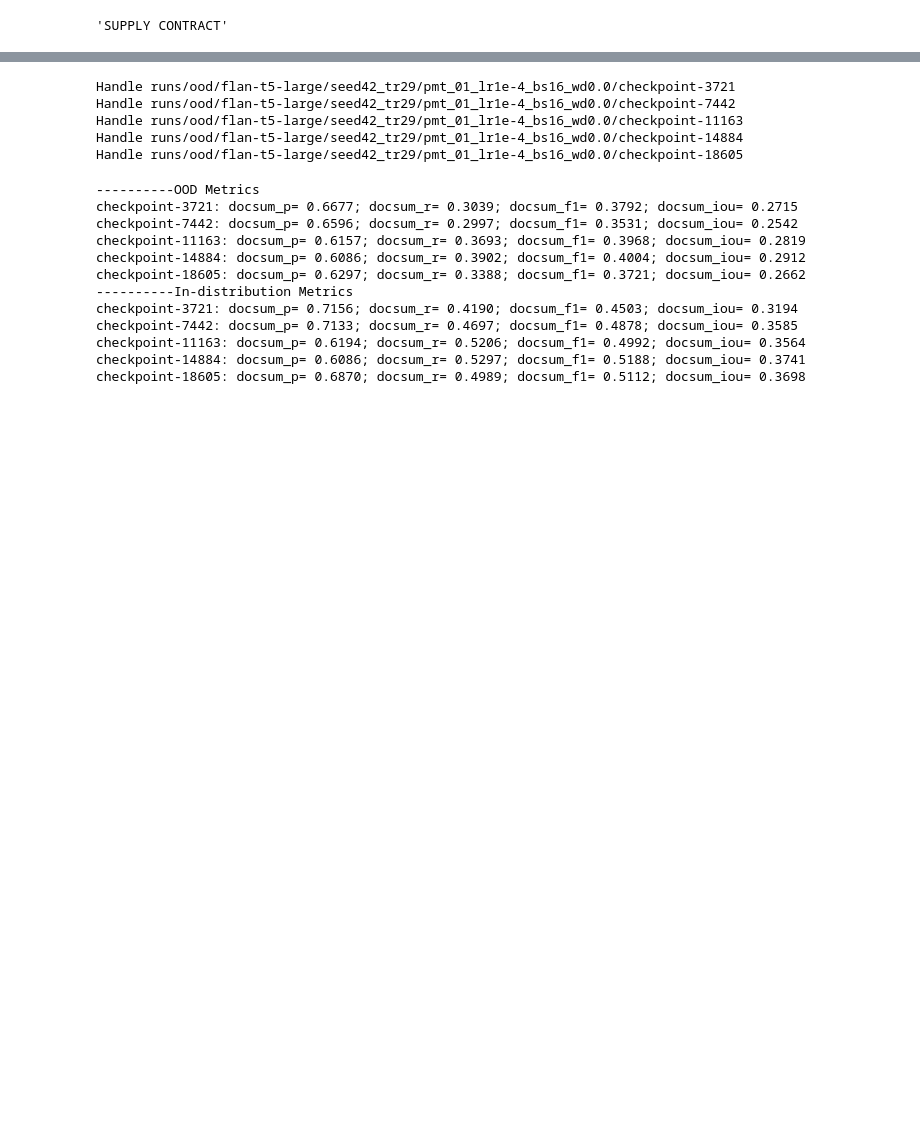
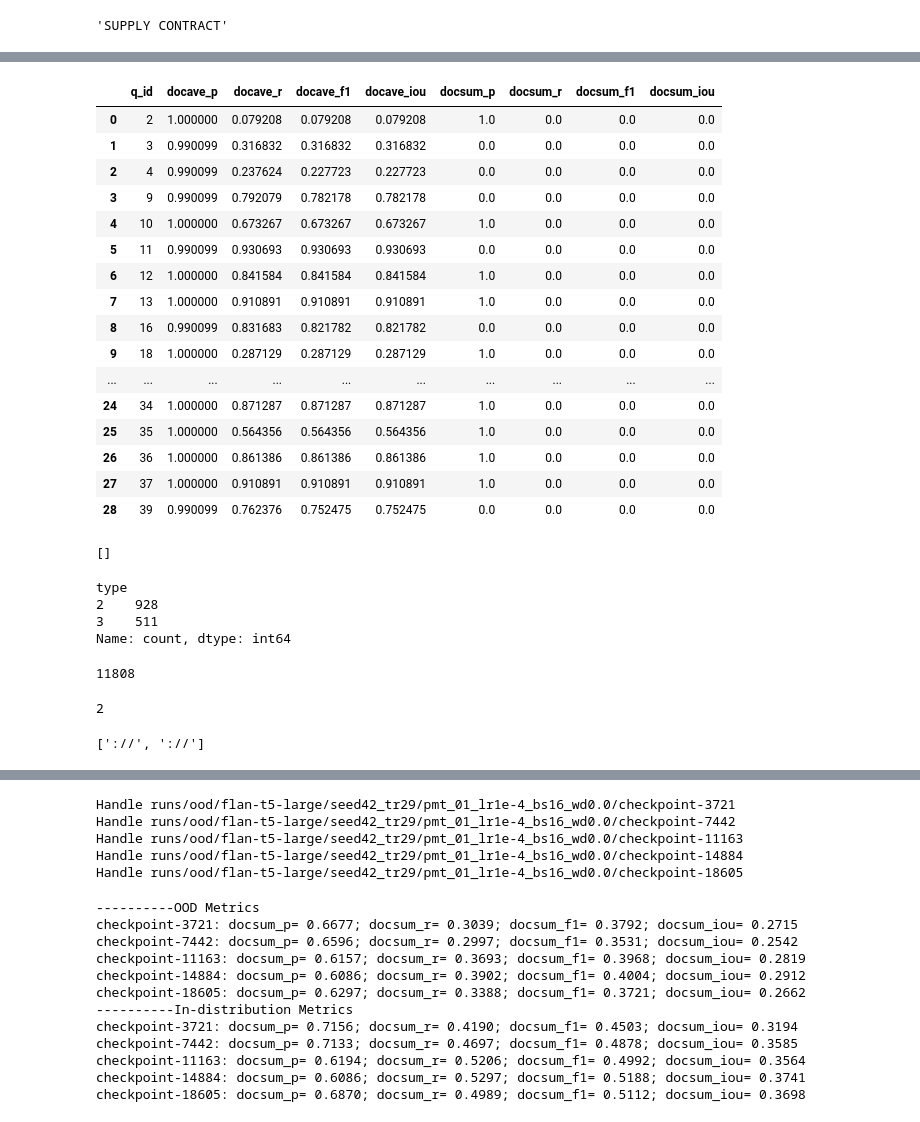
Before and after one commit to srhthu/ContClause, a Jupyter notebook: scripts/jupyter/get_metrics.ipynb, the cells around one changed output, grey strips where cells are left out. Saved outputs shown, nothing was run; the diff lists cells and outputs as text; code cells hidden in the pictures; blank space fills up the shorter version.

```diff
--- a/scripts/jupyter/get_metrics.ipynb
+++ b/scripts/jupyter/get_metrics.ipynb
@@ -18,25 +24,13 @@ os.chdir('/storage_fast/rhshui/workspace/contract_review/')
 # test_data_ood = load_jsonl('data/ood_split/seed42_tr29/pmt_01/test_data_ood.jsonl')
 cvt = {'answers': lambda k: ' '.join(literal_eval(k))}
 
-test_meta_id = pd.read_csv('data/ood_split/seed42_tr29/test_meta_id.csv', converters = cvt)
-test_meta_ood = pd.read_csv('data/ood_split/seed42_tr29/test_meta_ood.csv', converters = cvt)
+test_meta_id = pd.read_csv('data/ood_split/seed42_tr29/llama3/test_meta_id.csv', converters = cvt)
+test_meta_ood = pd.read_csv('data/ood_split/seed42_tr29/llama3/test_meta_ood.csv', converters = cvt)
 # %%
 test_meta_ood.iloc[0].answers
 # %% [output]
 'SUPPLY CONTRACT'
 # %%
-def get_ckpt_paths(run_dir) -> List[Path]:
-    run_dir = Path(run_dir)
-    ckpt_dirs = list(run_dir.glob('checkpoint-*'))
-    # sort by global step
-    def get_step(name):
-        step = int(re.search(r'checkpoint-(.*)', name).group(1))
-        return step
-    step_path = [(get_step(k.name), k) for k in ckpt_dirs]
-    step_path.sort(key = lambda k: k[0])
-
-    return [k[1] for k in step_path]
-
 def get_clause_metrics(ground_df, pred_df):
     # map from q_id to dataframe
     q2df_ground = {k:v for k,v in ground_df.groupby('q_id')}
@@ -96,13 +90,15 @@ def print_critic_metrics(ckpt, is_ood, part = 'sampled'):
     print(f'{ckpt.name}: {met_str}')
 # %%
 # This is an example
-run_dir = Path('runs/ood/flan-t5-large/seed42_tr29/pmt_01_lr1e-4_bs16_wd0.0')
+# run_dir = Path('runs/ood/flan-t5-large/seed42_tr29/pmt_01_lr1e-4_bs16_wd0.0')
+run_dir = Path('runs/ood/llama3/seed42_tr29/pmt_01_yes_no_lr1e-5_bs16_wd0.0')
 ckpt_dirs = get_ckpt_paths(run_dir)
 
-pred_path = ckpt_dirs[-1] / f'predictions_ood_sampled.jsonl'
+pred_path = ckpt_dirs[1] / f'predictions_id_sampled.jsonl'
 pred_df = pd.DataFrame(load_jsonl(pred_path))
 pred_df['prediction'] = pred_df['prediction'].apply(parse_pred)
 
-met_df = get_clause_metrics(test_meta_ood, pred_df)
+met_df = get_clause_metrics(test_meta_id, pred_df)
 
-print(met_df)
+# print(met_df)
+print(met_df.iloc[1:].apply(np.mean))
@@ -108,0 +116,43 @@ print(met_df)
+# %%
+met_df
+# %% [output]
+|  | q_id | docave_p | docave_r | docave_f1 | docave_iou | docsum_p | docsum_r | docsum_f1 | docsum_iou |
+| 0 | 2 | 1.000000 | 0.079208 | 0.079208 | 0.079208 | 1.0 | 0.0 | 0.0 | 0.0 |
+| 1 | 3 | 0.990099 | 0.316832 | 0.316832 | 0.316832 | 0.0 | 0.0 | 0.0 | 0.0 |
+| 2 | 4 | 0.990099 | 0.237624 | 0.227723 | 0.227723 | 0.0 | 0.0 | 0.0 | 0.0 |
+| 3 | 9 | 0.990099 | 0.792079 | 0.782178 | 0.782178 | 0.0 | 0.0 | 0.0 | 0.0 |
+| 4 | 10 | 1.000000 | 0.673267 | 0.673267 | 0.673267 | 1.0 | 0.0 | 0.0 | 0.0 |
+| 5 | 11 | 0.990099 | 0.930693 | 0.930693 | 0.930693 | 0.0 | 0.0 | 0.0 | 0.0 |
+| 6 | 12 | 1.000000 | 0.841584 | 0.841584 | 0.841584 | 1.0 | 0.0 | 0.0 | 0.0 |
+| 7 | 13 | 1.000000 | 0.910891 | 0.910891 | 0.910891 | 1.0 | 0.0 | 0.0 | 0.0 |
+| 8 | 16 | 0.990099 | 0.831683 | 0.821782 | 0.821782 | 0.0 | 0.0 | 0.0 | 0.0 |
+| 9 | 18 | 1.000000 | 0.287129 | 0.287129 | 0.287129 | 1.0 | 0.0 | 0.0 | 0.0 |
+| ... | ... | ... | ... | ... | ... | ... | ... | ... | ... |
+| 24 | 34 | 1.000000 | 0.871287 | 0.871287 | 0.871287 | 1.0 | 0.0 | 0.0 | 0.0 |
+| 25 | 35 | 1.000000 | 0.564356 | 0.564356 | 0.564356 | 1.0 | 0.0 | 0.0 | 0.0 |
+| 26 | 36 | 1.000000 | 0.861386 | 0.861386 | 0.861386 | 1.0 | 0.0 | 0.0 | 0.0 |
+| 27 | 37 | 1.000000 | 0.910891 | 0.910891 | 0.910891 | 1.0 | 0.0 | 0.0 | 0.0 |
+| 28 | 39 | 0.990099 | 0.762376 | 0.752475 | 0.752475 | 0.0 | 0.0 | 0.0 | 0.0 |
+# %%
+preds = pred_df[pred_df['type'] == 1]['prediction'].to_list()
+print([k for k in preds if len(k) > 0])
+# %% [output]
+[]
+# %%
+pred_df[pred_df['q_id'] == 20]['type'].value_counts()
+# %% [output]
+type
+2    928
+3    511
+Name: count, dtype: int64
+# %%
+part = pred_df[pred_df['type']>0]
+print(len(part))
+len([k for k in part['prediction'] if not k.startswith('No')])
+# %% [output]
+11808
+2
+# %%
+[k for k in part['prediction'] if not k.startswith('No')]
+# %% [output]
+['://', '://']
```
Also changed, not shown: parts of 13 cells of this notebook, 12 other files.
